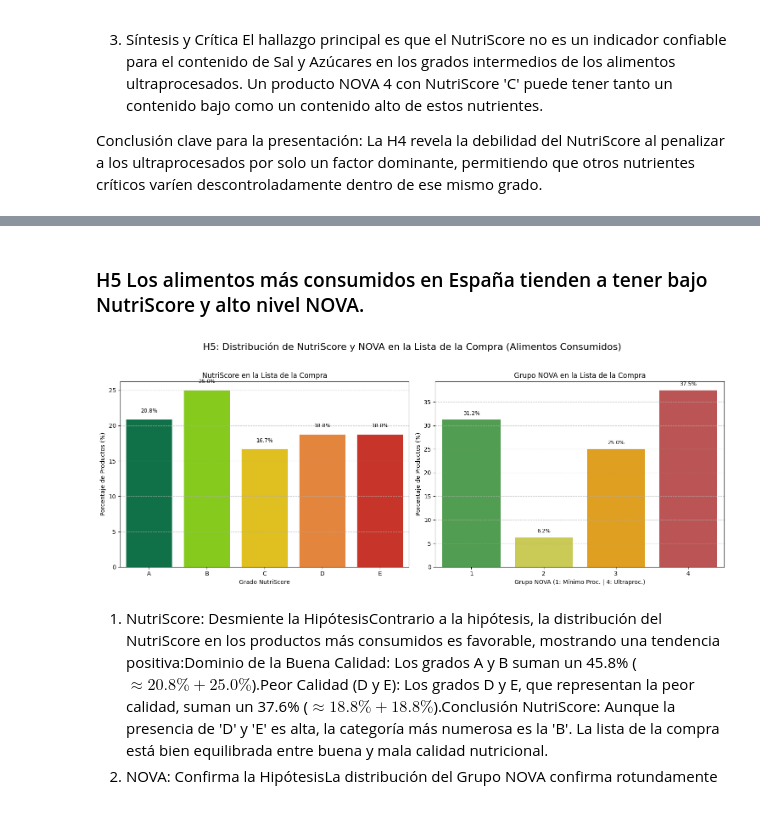
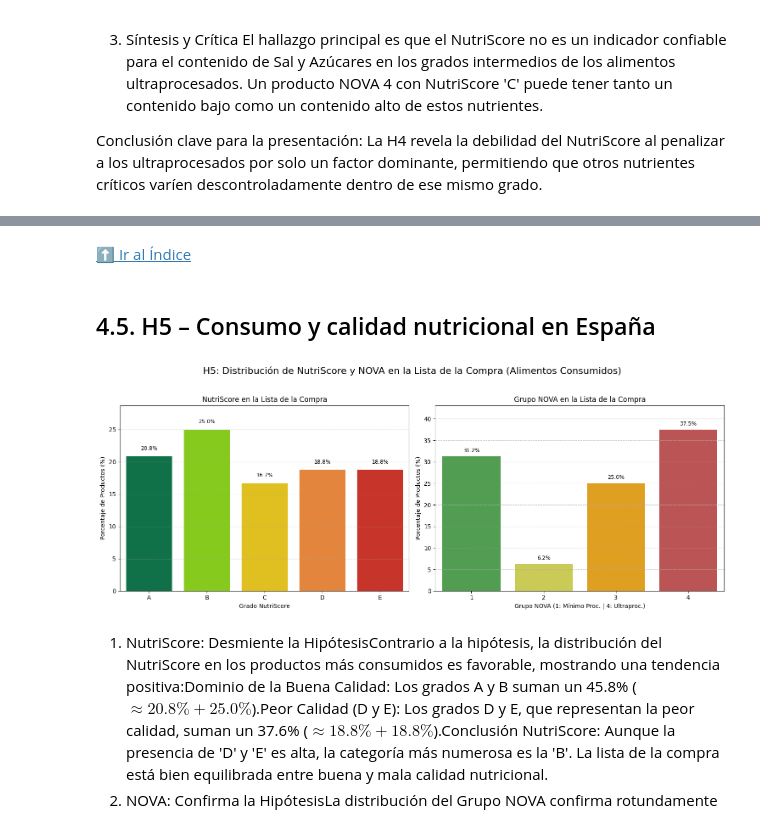
Before and after one commit to SergioMartinezRico/EDA_Nutriscore_NOVA, a Jupyter notebook: notebooks/EDA_Nutricore.ipynb, the cells around one changed output, grey strips where cells are left out. Drawn from its saved outputs; the diff is of its cells as text; code cells hidden in the pictures.

```diff
--- a/notebooks/EDA_Nutricore.ipynb
+++ b/notebooks/EDA_Nutricore.ipynb
@@ -1032,5 +1116,8 @@ Conclusión clave para la presentación: La H4 revela la debilidad del NutriScor
+# %% [markdown]
+[⬆️ Ir al Índice](#indice)
 # %% [markdown]
-### H5 Los alimentos más consumidos en España tienden a tener bajo NutriScore y alto nivel NOVA.
+<a id="45-h5-consumo-y-calidad-nutricional-en-espana"></a>
+## 4.5. H5 – Consumo y calidad nutricional en España
 # %%
 df_api=pd.read_csv("../Data/resultados_api.csv")
 # %%
@@ -1053,6 +1140,11 @@ nova_df['Grupo NOVA'] = nova_df['nova_group'].astype(int)
 
 fig, axes = plt.subplots(1, 2, figsize=(15, 6))
 plt.suptitle('H5: Distribución de NutriScore y NOVA en la Lista de la Compra (Alimentos Consumidos)', fontsize=16)
+max_nutri = nutri_df['Porcentaje'].max()
+ymax_nutri = max_nutri * 1.15
+
+max_nova = nova_df['Porcentaje'].max()
+ymax_nova = max_nova * 1.15
 
 # GRAFICO 1: DISTRIBUCIÓN NUTRISCORE
 sns.barplot(
@@ -1066,38 +1158,43 @@ sns.barplot(
 axes[0].set_title('NutriScore en la Lista de la Compra')
 axes[0].set_xlabel('Grado NutriScore')
 axes[0].set_ylabel('Porcentaje de Productos (%)')
+axes[0].grid(axis='y', linestyle='--', alpha=0.7)
+axes[0].set_ylim(0, ymax_nutri)
 axes[0].grid(axis='y', linestyle='--', alpha=0.7)
 
 # Etiquetas
 for index, row in nutri_df.iterrows():
     axes[0].text(
         index, row['Porcentaje'] + 1, f"{row['Porcentaje']:.1f}%", color='black', ha="center", fontsize=9
     )
 
 # GRAFICO 2: DISTRIBUCIÓN NOVA
 sns.barplot(
     x='Grupo NOVA',
     y='Porcentaje',
     data=nova_df,
     order=[1, 2, 3, 4],
     palette=colores_nova, # Colores NOVA
     ax=axes[1]
 )
 axes[1].set_title('Grupo NOVA en la Lista de la Compra')
 axes[1].set_xlabel('Grupo NOVA (1: Mínimo Proc. | 4: Ultraproc.)')
 axes[1].set_ylabel('Porcentaje de Productos (%)')
 axes[1].grid(axis='y', linestyle='--', alpha=0.7)
 
+axes[1].set_ylim(0, ymax_nova)
+axes[1].grid(axis='y', linestyle='--', alpha=0.7)
+
 # Etiquetas
 for index, row in nova_df.iterrows():
     axes[1].text(
         index, row['Porcentaje'] + 1, f"{row['Porcentaje']:.1f}%", color='black', ha="center", fontsize=9
     )
 
 plt.tight_layout(rect=[0, 0, 1, 0.95])
 plt.show()
 # %% [output]
-[figure, old version]
+[figure, new version]
 # %% [markdown]
 1. NutriScore: Desmiente la HipótesisContrario a la hipótesis, la distribución del NutriScore en los productos más consumidos es favorable, mostrando una tendencia positiva:Dominio de la Buena Calidad: Los grados A y B suman un 45.8% ($\approx 20.8\% + 25.0\%$).Peor Calidad (D y E): Los grados D y E, que representan la peor calidad, suman un 37.6% ($\approx 18.8\% + 18.8\%$).Conclusión NutriScore: Aunque la presencia de 'D' y 'E' es alta, la categoría más numerosa es la 'B'. La lista de la compra está bien equilibrada entre buena y mala calidad nutricional.
 2. NOVA: Confirma la HipótesisLa distribución del Grupo NOVA confirma rotundamente la segunda parte de la hipótesis: los alimentos consumidos son, predominantemente, ultraprocesados.Ultraprocesados (NOVA 4): Esta es la categoría más numerosa con un abrumador 37.5%. Esto coincide con las tendencias dietéticas modernas, donde casi 4 de cada 10 productos comprados caen en la categoría de ultraprocesados.Mínimo Procesamiento (NOVA 1): Es la segunda categoría más grande (31.2%), gracias a alimentos básicos como el arroz, las legumbres, las verduras y el agua que se incluyeron en la lista.Conclusión NOVA: El consumo está polarizado en los extremos: se compran muchos básicos sin procesar, pero el resto se va directamente a los productos de mayor procesamiento.
```
Also changed, not shown: parts of 61 cells of this notebook, 13 other files.
